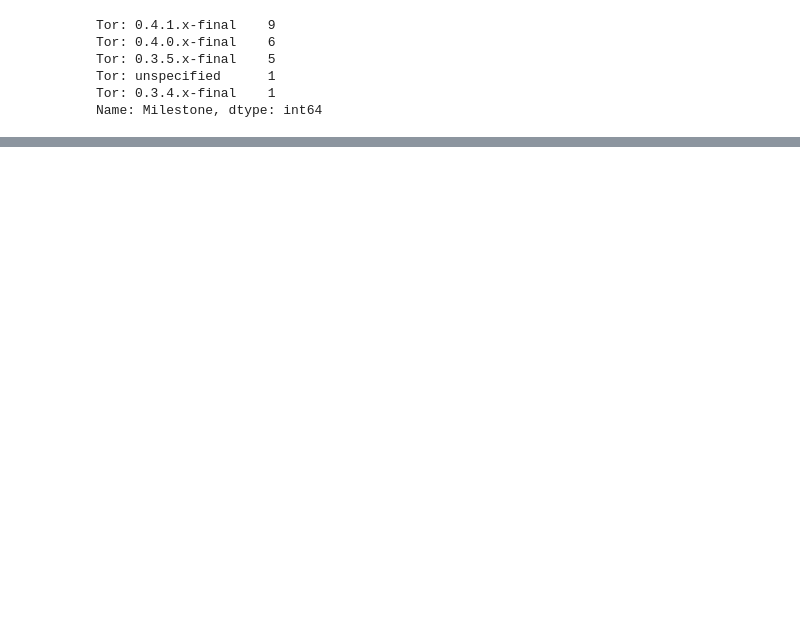
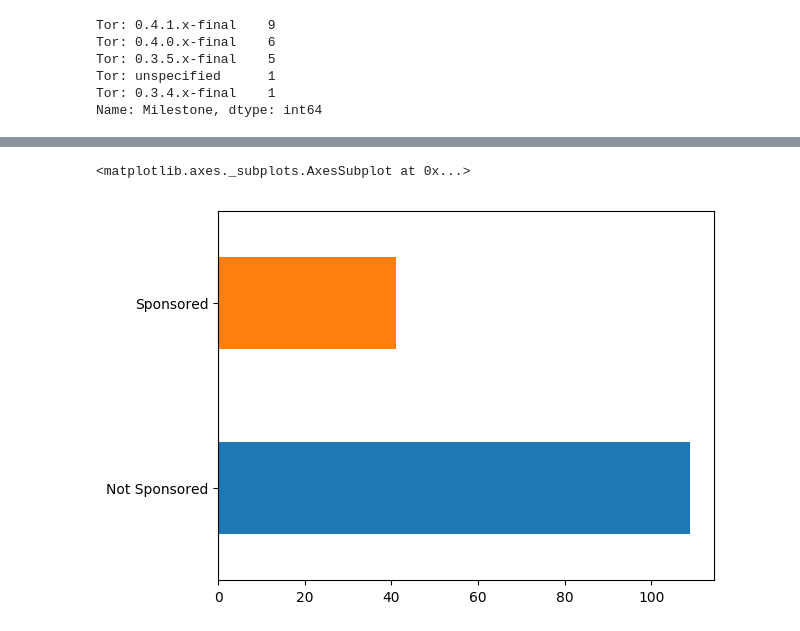
Before and after one commit to gabelula/trac-tor, a Jupyter notebook: 2019AprilCoreTor.ipynb, the cells around one changed output, grey strips where cells are left out. Cells and saved outputs as stored; diff of their text form; code cells hidden in the pictures; blank space fills up the shorter version.

```diff
--- a/2019AprilCoreTor.ipynb
+++ b/2019AprilCoreTor.ipynb
@@ -96,0 +106,9 @@ csv_file.filter(items=['Sponsor', 'Points', 'Actual Points']).groupby('Sponsor')
+# %%
+# How much work was not sponsored
+
+sponsor_not_work = csv_file['Sponsor'].notnull().value_counts().rename(lambda x: 'Sponsored' if x else 'Not Sponsored')
+
+sponsor_not_work.plot.barh()
+# %% [output]
+<matplotlib.axes._subplots.AxesSubplot at 0x...>
+[figure, added]
```
Also changed, not shown: parts of 10 cells of this notebook, 1 other file.
